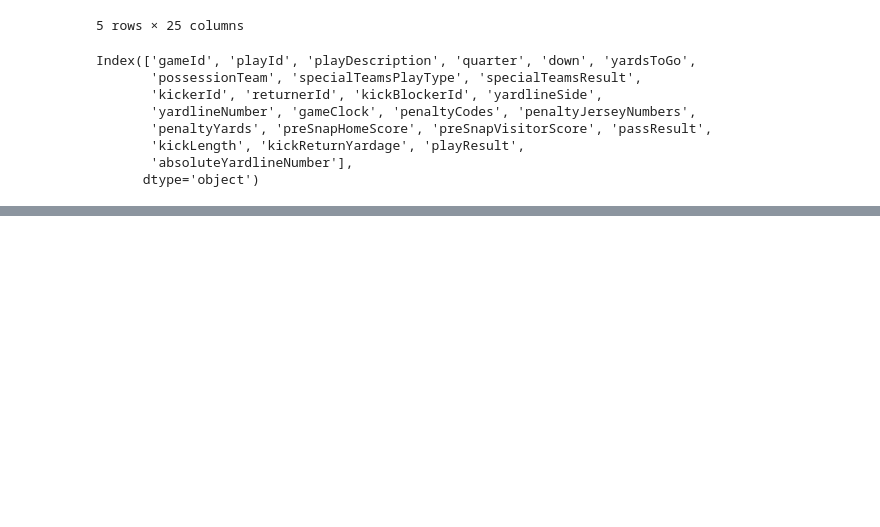
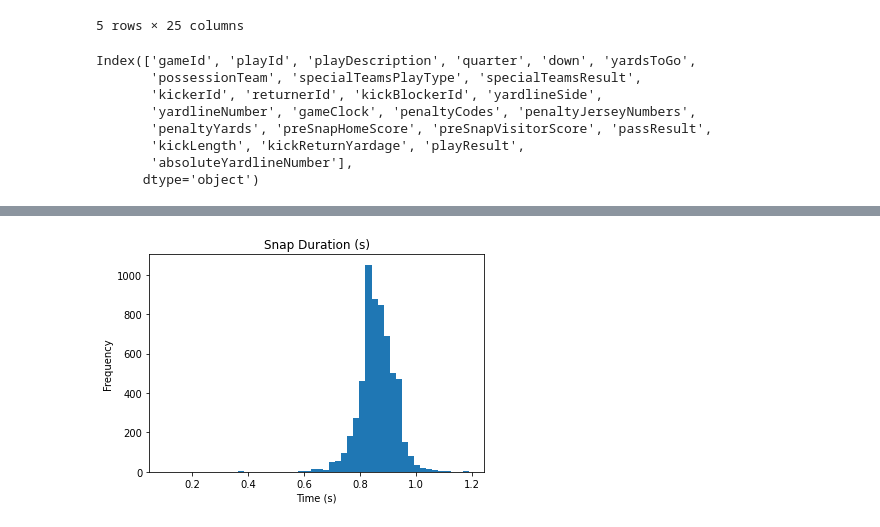
Before and after one commit to adunlop1234/BigDataBowl2022, a Jupyter notebook: Data_Exploration.ipynb, the cells around one changed output, grey strips where cells are left out. Cells and saved outputs as stored; diff of their text form; code cells hidden in the pictures; blank space fills up the shorter version.

```diff
--- a/Data_Exploration.ipynb
+++ b/Data_Exploration.ipynb
@@ -91,0 +128,7 @@ The possible outcomes of a Extra Point are:
+# %%
+axes = scouting.snapTime.dropna().plot.hist(bins=50)
+axes.set_title('Snap Duration (s)')
+axes.set_xlabel('Time (s)')
+plt.show()
+# %% [output]
+[figure, added]
```
Also changed, not shown: parts of 13 cells of this notebook.
